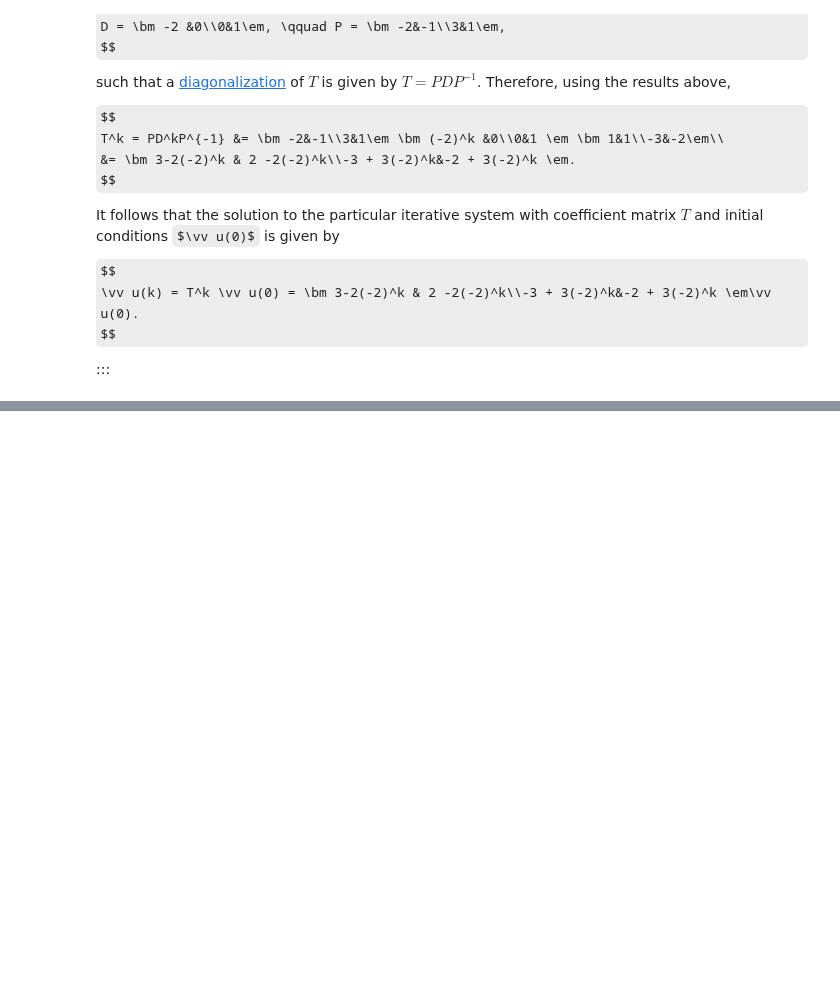
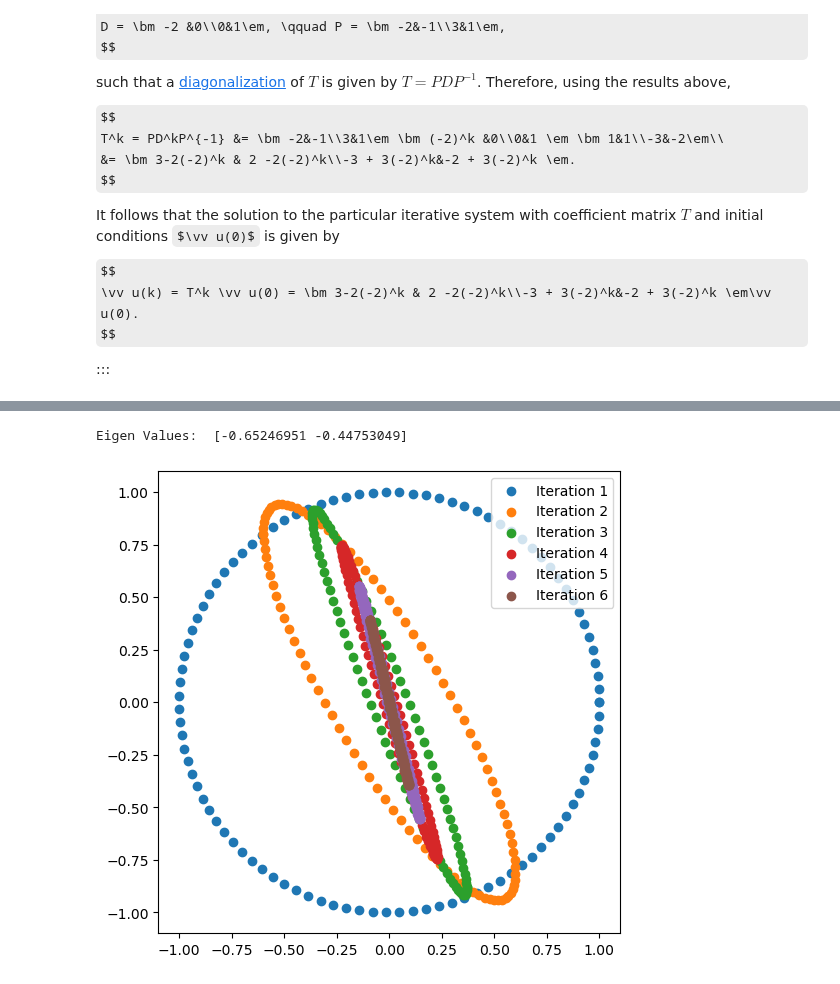
Before and after one commit to nikolaimatni/ese-2030, a Jupyter notebook: 07_Ch_8_Iteration/091-Linear_Iterative_Systems.ipynb, the cells around one changed output, grey strips where cells are left out. Cells and saved outputs as stored; diff of their text form; code cells hidden in the pictures; some formulas as TeX source; blank space fills up the shorter version.

```diff
--- a/07_Ch_8_Iteration/091-Linear_Iterative_Systems.ipynb
+++ b/07_Ch_8_Iteration/091-Linear_Iterative_Systems.ipynb
@@ -260,2 +312,36 @@ $$
+# %%
+# given a square matrix A, returns a tuple of matrices (P, D) such that A = PDP^{-1}
+def diagonalize(A):
+    evals, evecs = np.linalg.eig(A)
+    print("Eigen Values: ", evals)
+    return evecs, np.diag(evals)
+
+def plot_iterates(P, D):
+    # Initial conditions on the unit circle
+    theta = np.linspace(0, 2*np.pi, 100)
+    init = np.vstack((np.cos(theta).reshape((1,-1)), np.sin(theta).reshape((1,-1))))
+    # Plot initial conditions
+    x_all = [init]
+    T = 5
+    labels = [f'Iteration {i + 1}' for i in range(T+1)]
+    plt.figure(figsize=(8, 6))
+    plt.scatter(init[0, :], init[1, :], label=labels[0])
+
+    # Iterates
+    for i in range(1, T+1):
+        Ti = P @ D**i @ np.linalg.inv(P)
+        x_i = Ti @ init
+        x_all.append(x_i)
+        plt.scatter(x_i[0, :], x_i[1, :], label=labels[i])
+    plt.legend()
+    plt.gca().set_aspect('equal')
+    plt.show()
+
+T2 = np.array([[-0.6, 0.01], [0.8, -0.5]])
+P, D = diagonalize(T2)
+plot_iterates(P, D)
+# %% [output]
+Eigen Values:  [-0.65246951 -0.44753049]
+[figure, added]
 # %% [markdown]
 [![Binder](https://mybinder.org/badge_logo.svg)](https://mybinder.org/v2/gh/nikolaimatni/ese-2030/HEAD?labpath=/07_Ch_8_Iteration/091-Linear_Iterative_Systems.ipynb)
```
Also changed, not shown: parts of 3 cells of this notebook, 2 other files.
